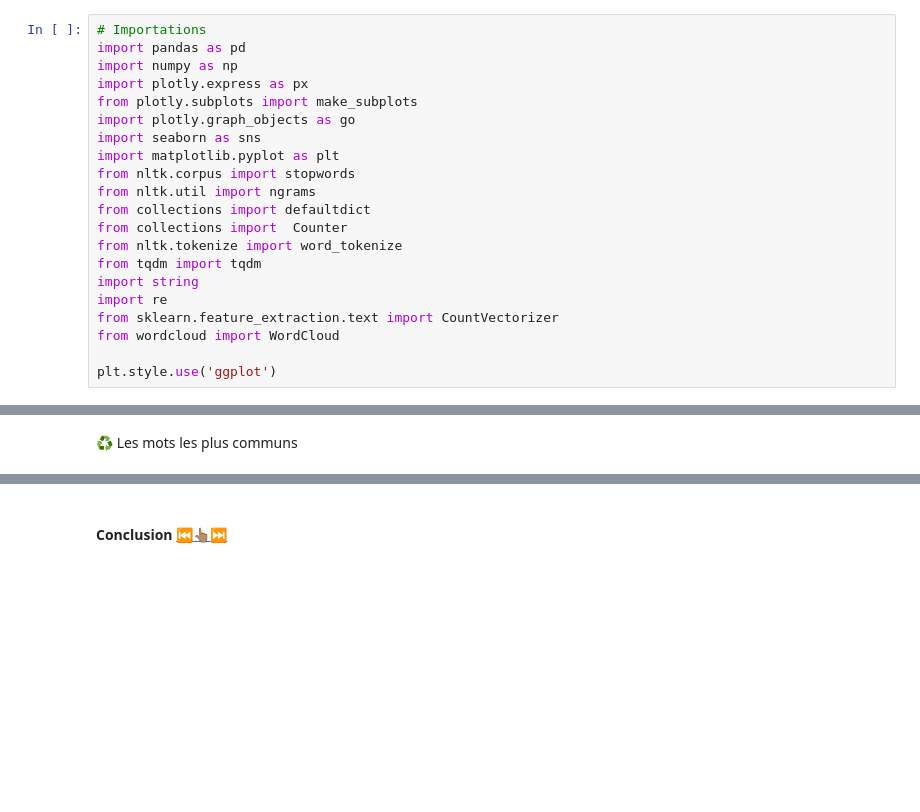
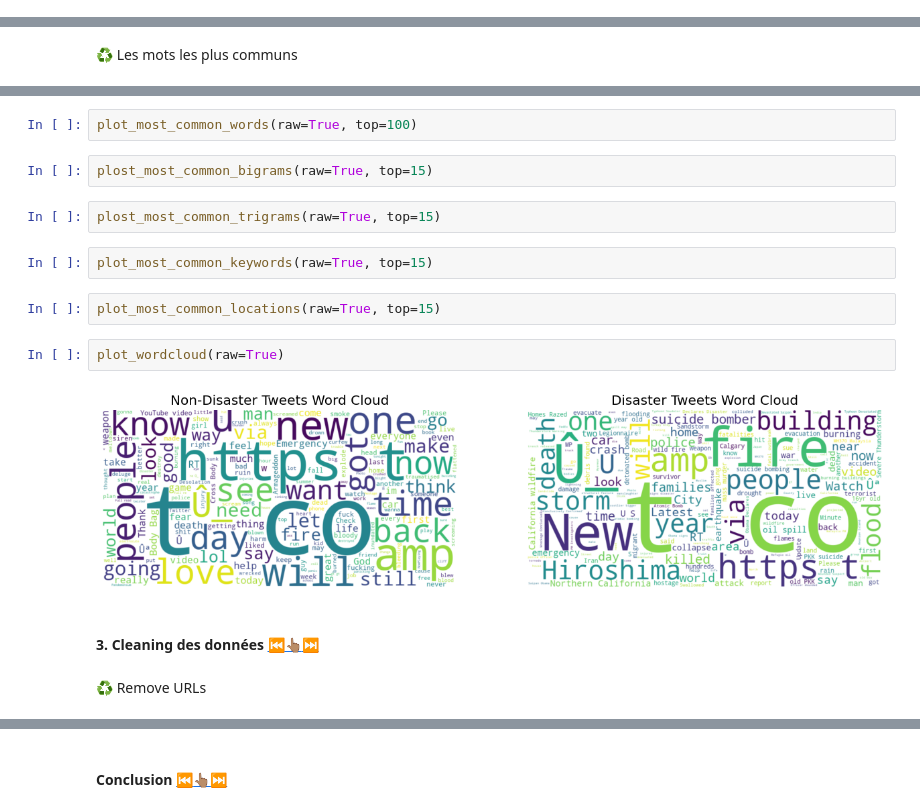
Before and after one commit to dnaby/NLP-Disaster-Tweets-Detection, a Jupyter notebook: notebooks/disaster_tweets_eda.ipynb, the cells around one changed output, grey strips where cells are left out. Drawn from its saved outputs; the diff is of its cells as text; blank space fills up the shorter version.

```diff
--- a/notebooks/disaster_tweets_eda.ipynb
+++ b/notebooks/disaster_tweets_eda.ipynb
@@ -46,24 +46,3 @@ sys.path.append('..')
 from src.logging.main import LoggerManager
 
 log = LoggerManager('disaster_tweets_logging.ipynb')
-# %%
-# Importations
-import pandas as pd
-import numpy as np
-import plotly.express as px
-from plotly.subplots import make_subplots
-import plotly.graph_objects as go
-import seaborn as sns
-import matplotlib.pyplot as plt
-from nltk.corpus import stopwords
-from nltk.util import ngrams
-from collections import defaultdict
-from collections import  Counter
-from nltk.tokenize import word_tokenize
-from tqdm import tqdm
-import string
-import re
-from sklearn.feature_extraction.text import CountVectorizer
-from wordcloud import WordCloud
-
-plt.style.use('ggplot')
@@ -606,0 +193,19 @@ plt.show()
+# %%
+plot_most_common_words(raw=True, top=100)
+# %%
+plost_most_common_bigrams(raw=True, top=15)
+# %%
+plost_most_common_trigrams(raw=True, top=15)
+# %%
+plot_most_common_keywords(raw=True, top=15)
+# %%
+plot_most_common_locations(raw=True, top=15)
+# %%
+plot_wordcloud(raw=True)
+# %% [output]
+[figure, added]
+# %% [markdown]
+<a id="4"></a>
+#### 3. Cleaning des données [⏮️](#3)[👆🏽](#0)[⏭️](#5)
+# %% [markdown]
+♻️ Remove URLs
```
Also changed, not shown: parts of 55 cells of this notebook, 8 other files.
